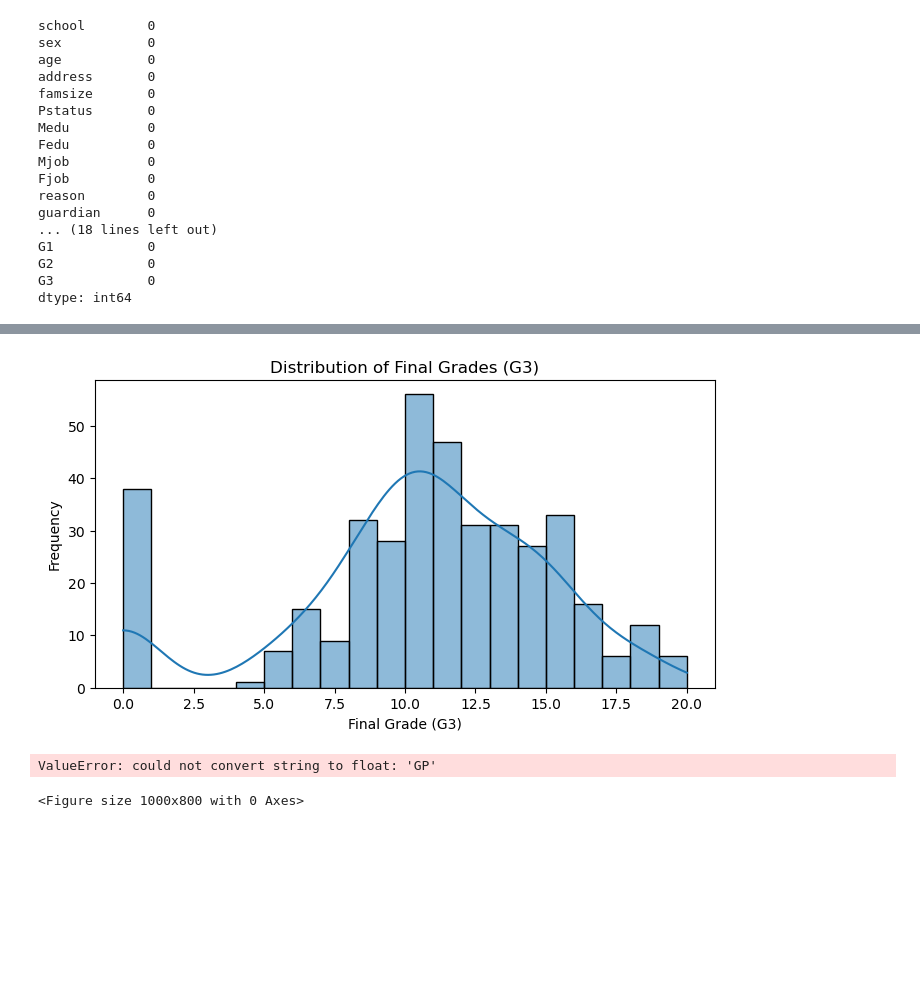
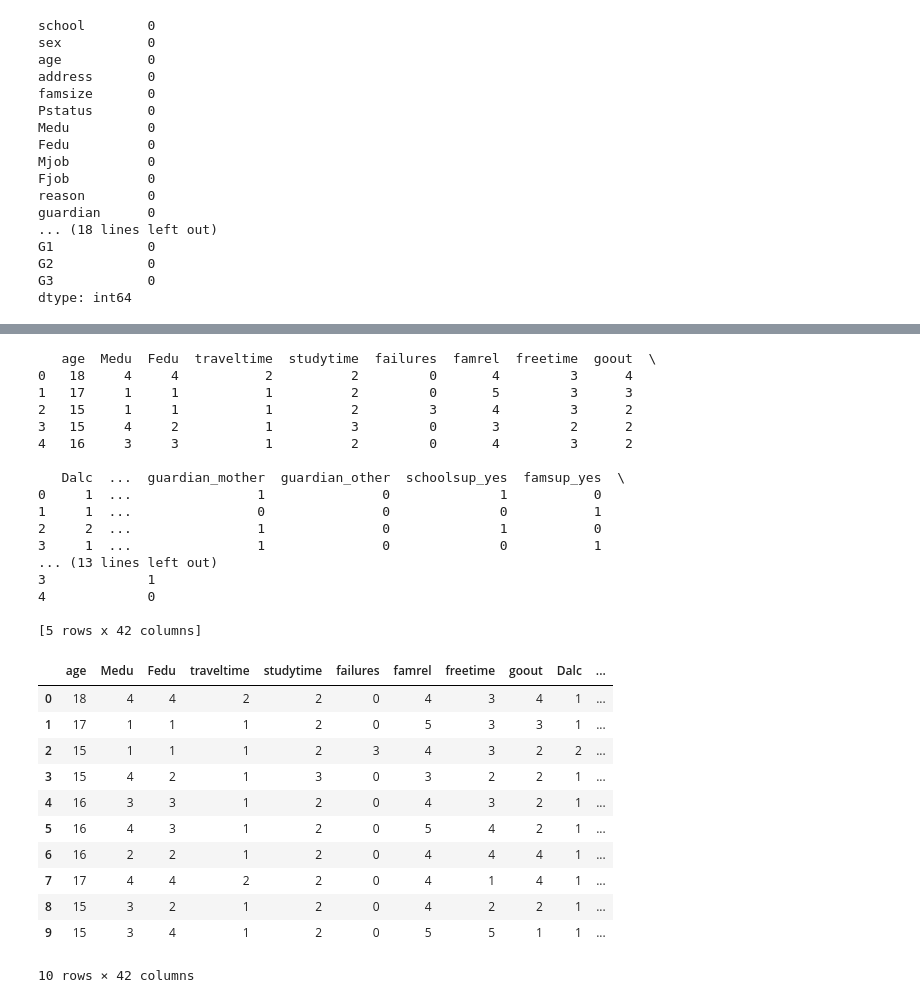
Before and after one commit to derekoharacct/Machine-Learning-CA-1, a Jupyter notebook: sbs24018 - Machine Learning - CA1-Copy1.ipynb, the cells around one changed output, grey strips where cells are left out. Drawn from its saved outputs; the diff is of its cells as text; code cells hidden in the pictures; blank space fills up the shorter version.

```diff
--- a/sbs24018 - Machine Learning - CA1-Copy1.ipynb
+++ b/sbs24018 - Machine Learning - CA1-Copy1.ipynb
@@ -106,19 +116,46 @@ plt.show()
 # %%
-# Visualize the distribution of G3
-plt.figure(figsize=(8, 4))
-sns.histplot(stu_data['G3'], kde=True, binwidth=1)
-plt.title('Distribution of Final Grades (G3)')
-plt.xlabel('Final Grade (G3)')
-plt.ylabel('Frequency')
-plt.show()
+# Identify all categorical columns in the stu_data
+categorical_cols = stu_data.select_dtypes(include=['object']).columns.tolist()
+#print(categorical_cols)
 
-# Correlation matrix
-plt.figure(figsize=(10, 8))
-correlation_matrix = stu_data.corr()
-sns.heatmap(correlation_matrix, annot=True, cmap='coolwarm', fmt=".1f")
-plt.title('Correlation Matrix of Features')
-plt.show()
+# One-hot encode these categorical columns using pd.get_dummies
+one_hot_encoded_data = pd.get_dummies(stu_data, columns=categorical_cols, drop_first=True)
+one_hot_encoded_data = one_hot_encoded_data * 1  # This will convert True to 1 and False to 0
+
+
+# first few rows to check the result
+print(one_hot_encoded_data.head())
 # %% [output]
-[figure, removed]
-ValueError: could not convert string to float: 'GP'
+   age  Medu  Fedu  traveltime  studytime  failures  famrel  freetime  goout  \
+0   18     4     4           2          2         0       4         3      4
+1   17     1     1           1          2         0       5         3      3
+2   15     1     1           1          2         3       4         3      2
+3   15     4     2           1          3         0       3         2      2
+4   16     3     3           1          2         0       4         3      2
+
+   Dalc  ...  guardian_mother  guardian_other  schoolsup_yes  famsup_yes  \
+0     1  ...                1               0              1           0
+1     1  ...                0               0              0           1
+2     2  ...                1               0              1           0
+3     1  ...                1               0              0           1
+... (13 lines left out)
+3             1
+4             0
+
+[5 rows x 42 columns]
-<Figure size 1000x800 with 0 Axes>
+# %%
+# Display the first 10 rows of the dataset.
+one_hot_encoded_data.head(10)
+# %% [output]
+|  | age | Medu | Fedu | traveltime | studytime | failures | famrel | freetime | goout | Dalc | ... |
+| 0 | 18 | 4 | 4 | 2 | 2 | 0 | 4 | 3 | 4 | 1 | ... |
+| 1 | 17 | 1 | 1 | 1 | 2 | 0 | 5 | 3 | 3 | 1 | ... |
+| 2 | 15 | 1 | 1 | 1 | 2 | 3 | 4 | 3 | 2 | 2 | ... |
+| 3 | 15 | 4 | 2 | 1 | 3 | 0 | 3 | 2 | 2 | 1 | ... |
+| 4 | 16 | 3 | 3 | 1 | 2 | 0 | 4 | 3 | 2 | 1 | ... |
+| 5 | 16 | 4 | 3 | 1 | 2 | 0 | 5 | 4 | 2 | 1 | ... |
+| 6 | 16 | 2 | 2 | 1 | 2 | 0 | 4 | 4 | 4 | 1 | ... |
+| 7 | 17 | 4 | 4 | 2 | 2 | 0 | 4 | 1 | 4 | 1 | ... |
+| 8 | 15 | 3 | 2 | 1 | 2 | 0 | 4 | 2 | 2 | 1 | ... |
+| 9 | 15 | 3 | 4 | 1 | 2 | 0 | 5 | 5 | 1 | 1 | ... |
+10 rows × 42 columns
```
Also changed, not shown: parts of 6 cells of this notebook.
